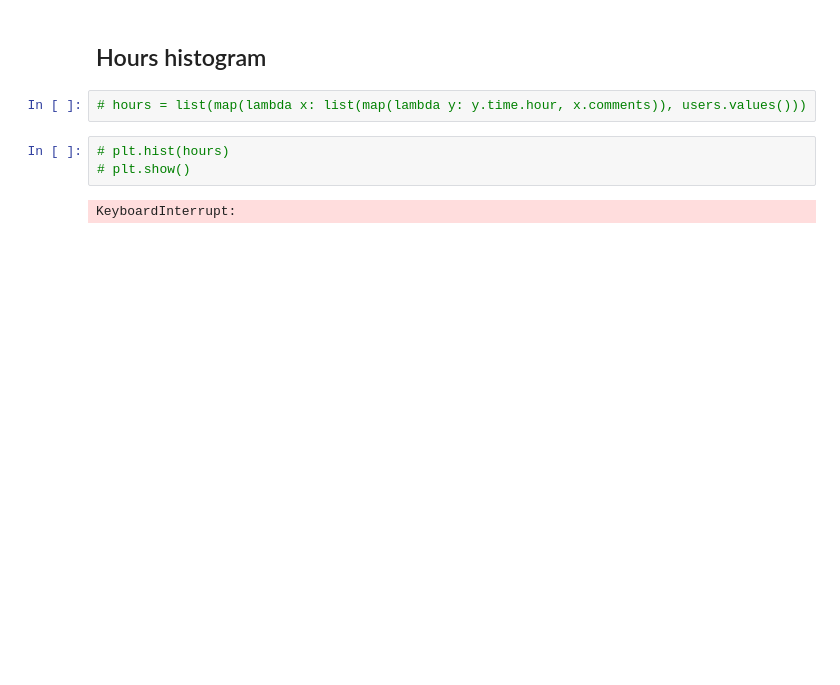
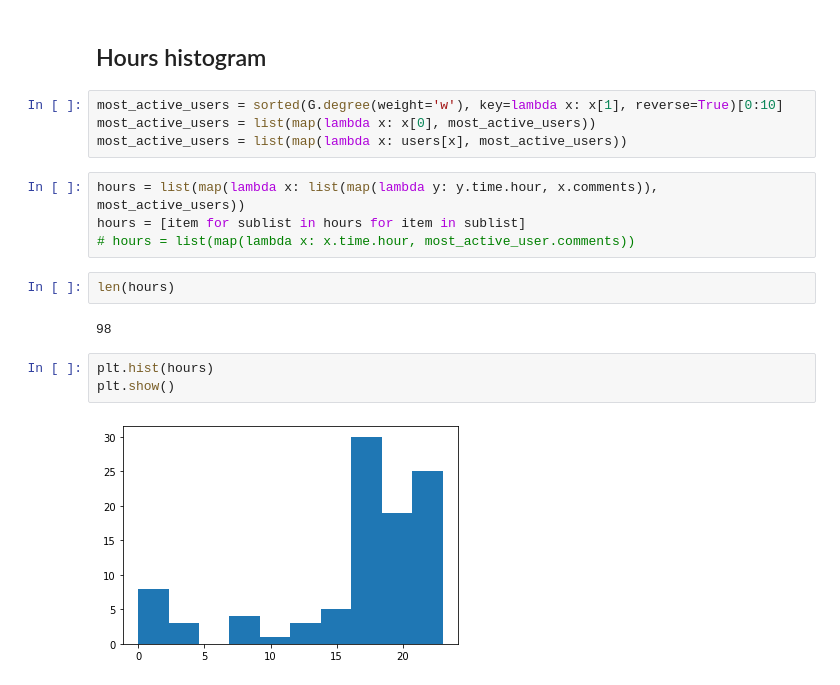
Before and after one commit to kornelro/whyr_hack, a Jupyter notebook: challenge2/graph/graph.ipynb, the cells around one changed output. Cells and saved outputs as stored; diff of their text form; blank space fills up the shorter version.

```diff
--- a/challenge2/graph/graph.ipynb
+++ b/challenge2/graph/graph.ipynb
@@ -367,9 +395,19 @@ KeyboardInterrupt:
 # %% [markdown]
 ## Hours histogram
+# %%
+most_active_users = sorted(G.degree(weight='w'), key=lambda x: x[1], reverse=True)[0:10]
+most_active_users = list(map(lambda x: x[0], most_active_users))
+most_active_users = list(map(lambda x: users[x], most_active_users))
 # %%
-# hours = list(map(lambda x: list(map(lambda y: y.time.hour, x.comments)), users.values()))
+hours = list(map(lambda x: list(map(lambda y: y.time.hour, x.comments)), most_active_users))
+hours = [item for sublist in hours for item in sublist]
+# hours = list(map(lambda x: x.time.hour, most_active_user.comments))
+# %%
+len(hours)
+# %% [output]
+98
 # %%
-# plt.hist(hours)
-# plt.show()
+plt.hist(hours)
+plt.show()
 # %% [output]
-KeyboardInterrupt:
+[figure, added]
```
Also changed, not shown: parts of 32 cells of this notebook, 1 other file.
